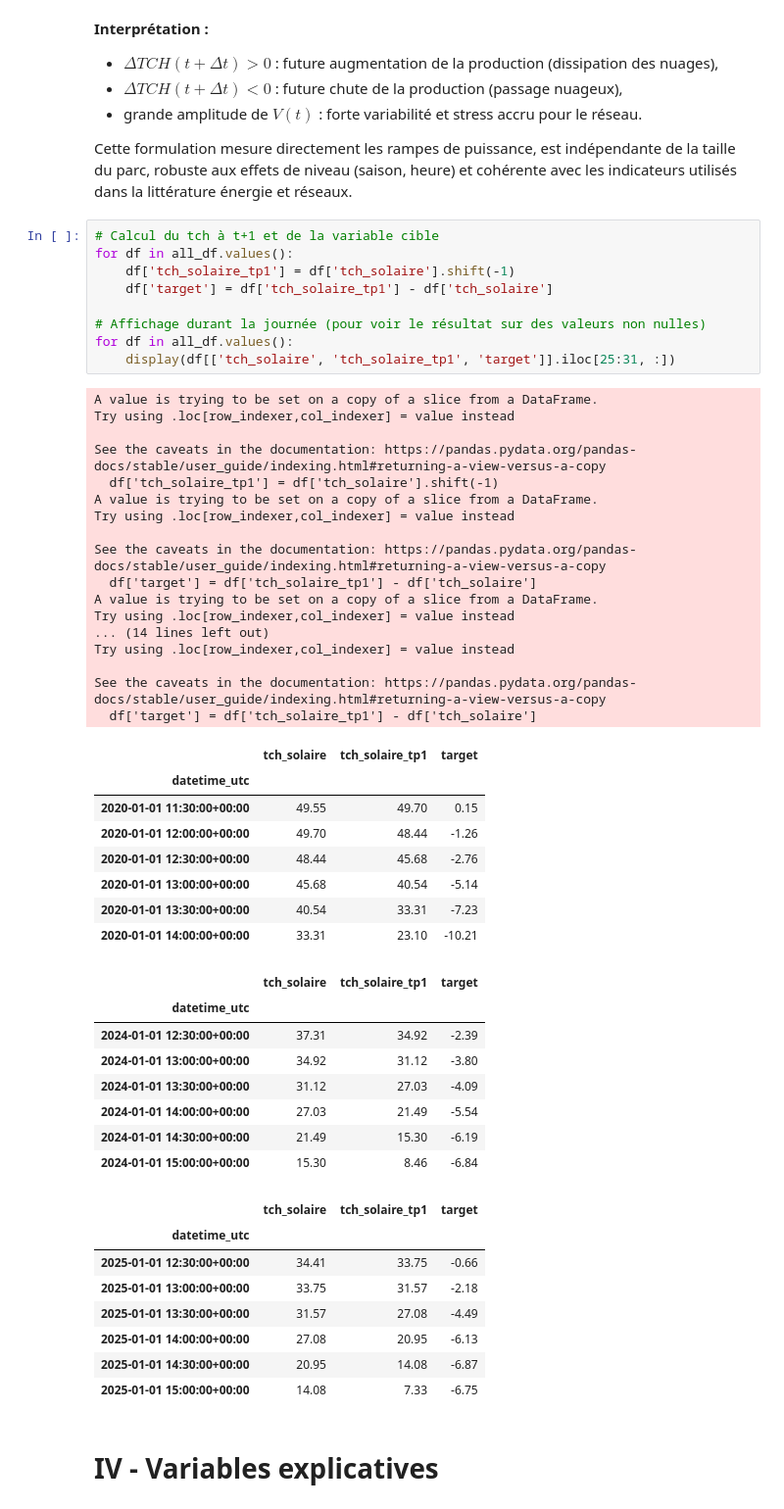
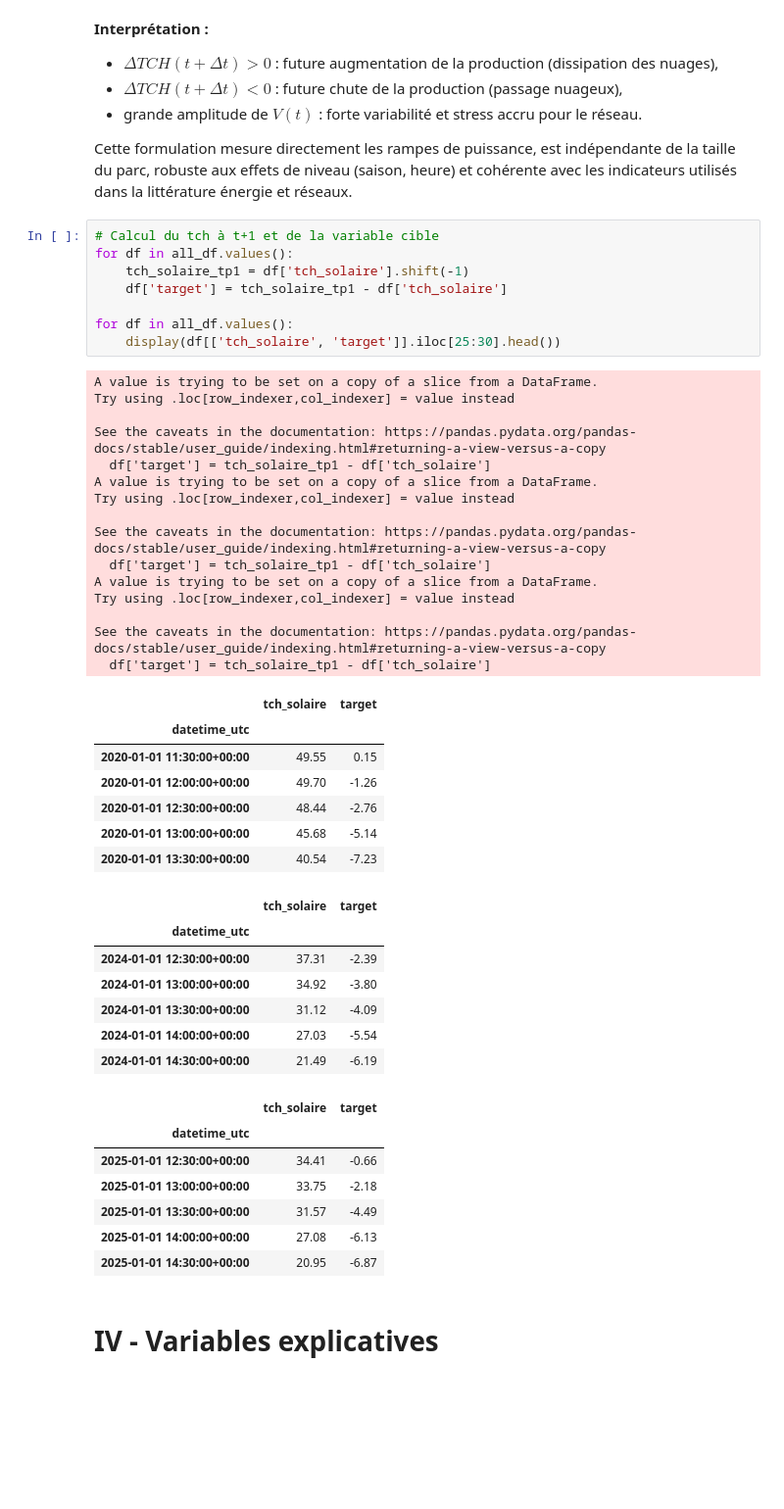
Before and after one commit to Math2935/aug25cds_variabilite, a Jupyter notebook: notebooks/04_feature_engineering/01_feature_engineering.ipynb, the cells around one changed output. Shown at 98% size. Saved outputs shown, nothing was run; the diff lists cells and outputs as text; blank space fills up the shorter version.

```diff
--- a/notebooks/04_feature_engineering/01_feature_engineering.ipynb
+++ b/notebooks/04_feature_engineering/01_feature_engineering.ipynb
@@ -182,54 +182,48 @@ littérature énergie et réseaux.
 # %%
 # Calcul du tch à t+1 et de la variable cible
 for df in all_df.values():
-    df['tch_solaire_tp1'] = df['tch_solaire'].shift(-1)
-    df['target'] = df['tch_solaire_tp1'] - df['tch_solaire']
+    tch_solaire_tp1 = df['tch_solaire'].shift(-1)
+    df['target'] = tch_solaire_tp1 - df['tch_solaire']
 
-# Affichage durant la journée (pour voir le résultat sur des valeurs non nulles)
 for df in all_df.values():
-    display(df[['tch_solaire', 'tch_solaire_tp1', 'target']].iloc[25:31, :])
+    display(df[['tch_solaire', 'target']].iloc[25:30].head())
 # %% [output]
 A value is trying to be set on a copy of a slice from a DataFrame.
 Try using .loc[row_indexer,col_indexer] = value instead
 
 See the caveats in the documentation: https://pandas.pydata.org/pandas-docs/stable/user_guide/indexing.html#returning-a-view-versus-a-copy
-  df['tch_solaire_tp1'] = df['tch_solaire'].shift(-1)
+  df['target'] = tch_solaire_tp1 - df['tch_solaire']
 A value is trying to be set on a copy of a slice from a DataFrame.
 Try using .loc[row_indexer,col_indexer] = value instead
 
 See the caveats in the documentation: https://pandas.pydata.org/pandas-docs/stable/user_guide/indexing.html#returning-a-view-versus-a-copy
-  df['target'] = df['tch_solaire_tp1'] - df['tch_solaire']
+  df['target'] = tch_solaire_tp1 - df['tch_solaire']
 A value is trying to be set on a copy of a slice from a DataFrame.
-Try using .loc[row_indexer,col_indexer] = value instead
-... (14 lines left out)
 Try using .loc[row_indexer,col_indexer] = value instead
 
 See the caveats in the documentation: https://pandas.pydata.org/pandas-docs/stable/user_guide/indexing.html#returning-a-view-versus-a-copy
-  df['target'] = df['tch_solaire_tp1'] - df['tch_solaire']
+  df['target'] = tch_solaire_tp1 - df['tch_solaire']
-|  | tch_solaire | tch_solaire_tp1 | target |
-| datetime_utc |  |  |  |
-| 2020-01-01 11:30:00+00:00 | 49.55 | 49.70 | 0.15 |
-| 2020-01-01 12:00:00+00:00 | 49.70 | 48.44 | -1.26 |
-| 2020-01-01 12:30:00+00:00 | 48.44 | 45.68 | -2.76 |
-| 2020-01-01 13:00:00+00:00 | 45.68 | 40.54 | -5.14 |
-| 2020-01-01 13:30:00+00:00 | 40.54 | 33.31 | -7.23 |
-| 2020-01-01 14:00:00+00:00 | 33.31 | 23.10 | -10.21 |
+|  | tch_solaire | target |
+| datetime_utc |  |  |
+| 2020-01-01 11:30:00+00:00 | 49.55 | 0.15 |
+| 2020-01-01 12:00:00+00:00 | 49.70 | -1.26 |
+| 2020-01-01 12:30:00+00:00 | 48.44 | -2.76 |
+| 2020-01-01 13:00:00+00:00 | 45.68 | -5.14 |
+| 2020-01-01 13:30:00+00:00 | 40.54 | -7.23 |
-|  | tch_solaire | tch_solaire_tp1 | target |
-| datetime_utc |  |  |  |
-| 2024-01-01 12:30:00+00:00 | 37.31 | 34.92 | -2.39 |
-| 2024-01-01 13:00:00+00:00 | 34.92 | 31.12 | -3.80 |
-| 2024-01-01 13:30:00+00:00 | 31.12 | 27.03 | -4.09 |
-| 2024-01-01 14:00:00+00:00 | 27.03 | 21.49 | -5.54 |
-| 2024-01-01 14:30:00+00:00 | 21.49 | 15.30 | -6.19 |
-| 2024-01-01 15:00:00+00:00 | 15.30 | 8.46 | -6.84 |
+|  | tch_solaire | target |
+| datetime_utc |  |  |
+| 2024-01-01 12:30:00+00:00 | 37.31 | -2.39 |
+| 2024-01-01 13:00:00+00:00 | 34.92 | -3.80 |
+| 2024-01-01 13:30:00+00:00 | 31.12 | -4.09 |
+| 2024-01-01 14:00:00+00:00 | 27.03 | -5.54 |
+| 2024-01-01 14:30:00+00:00 | 21.49 | -6.19 |
-|  | tch_solaire | tch_solaire_tp1 | target |
-| datetime_utc |  |  |  |
-| 2025-01-01 12:30:00+00:00 | 34.41 | 33.75 | -0.66 |
-| 2025-01-01 13:00:00+00:00 | 33.75 | 31.57 | -2.18 |
-| 2025-01-01 13:30:00+00:00 | 31.57 | 27.08 | -4.49 |
-| 2025-01-01 14:00:00+00:00 | 27.08 | 20.95 | -6.13 |
-| 2025-01-01 14:30:00+00:00 | 20.95 | 14.08 | -6.87 |
-| 2025-01-01 15:00:00+00:00 | 14.08 | 7.33 | -6.75 |
+|  | tch_solaire | target |
+| datetime_utc |  |  |
+| 2025-01-01 12:30:00+00:00 | 34.41 | -0.66 |
+| 2025-01-01 13:00:00+00:00 | 33.75 | -2.18 |
+| 2025-01-01 13:30:00+00:00 | 31.57 | -4.49 |
+| 2025-01-01 14:00:00+00:00 | 27.08 | -6.13 |
+| 2025-01-01 14:30:00+00:00 | 20.95 | -6.87 |
 # %% [markdown]
 # IV - Variables explicatives
 # %% [markdown]
```
Also changed, not shown: parts of 3 cells of this notebook, 1 other file.
